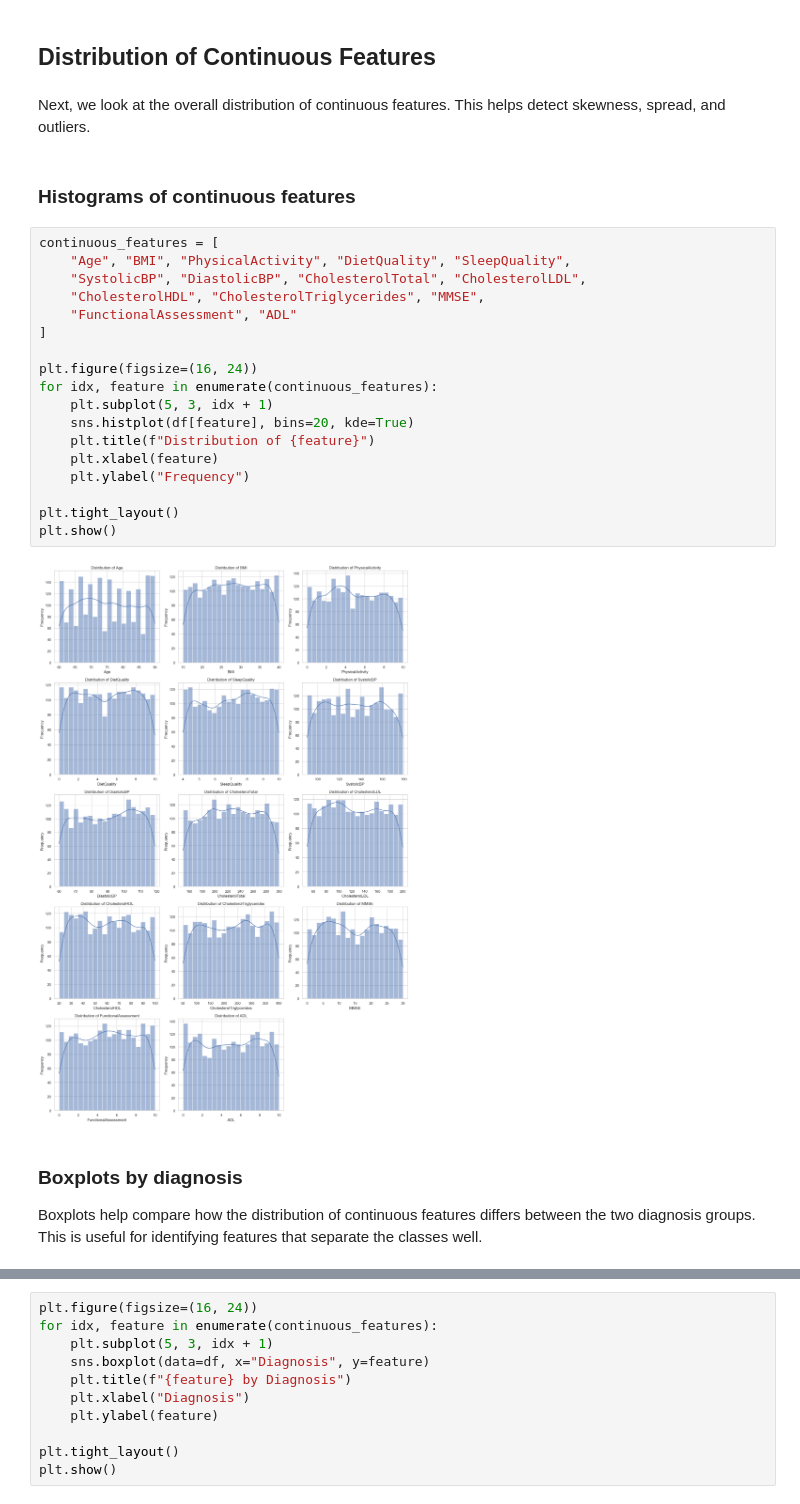
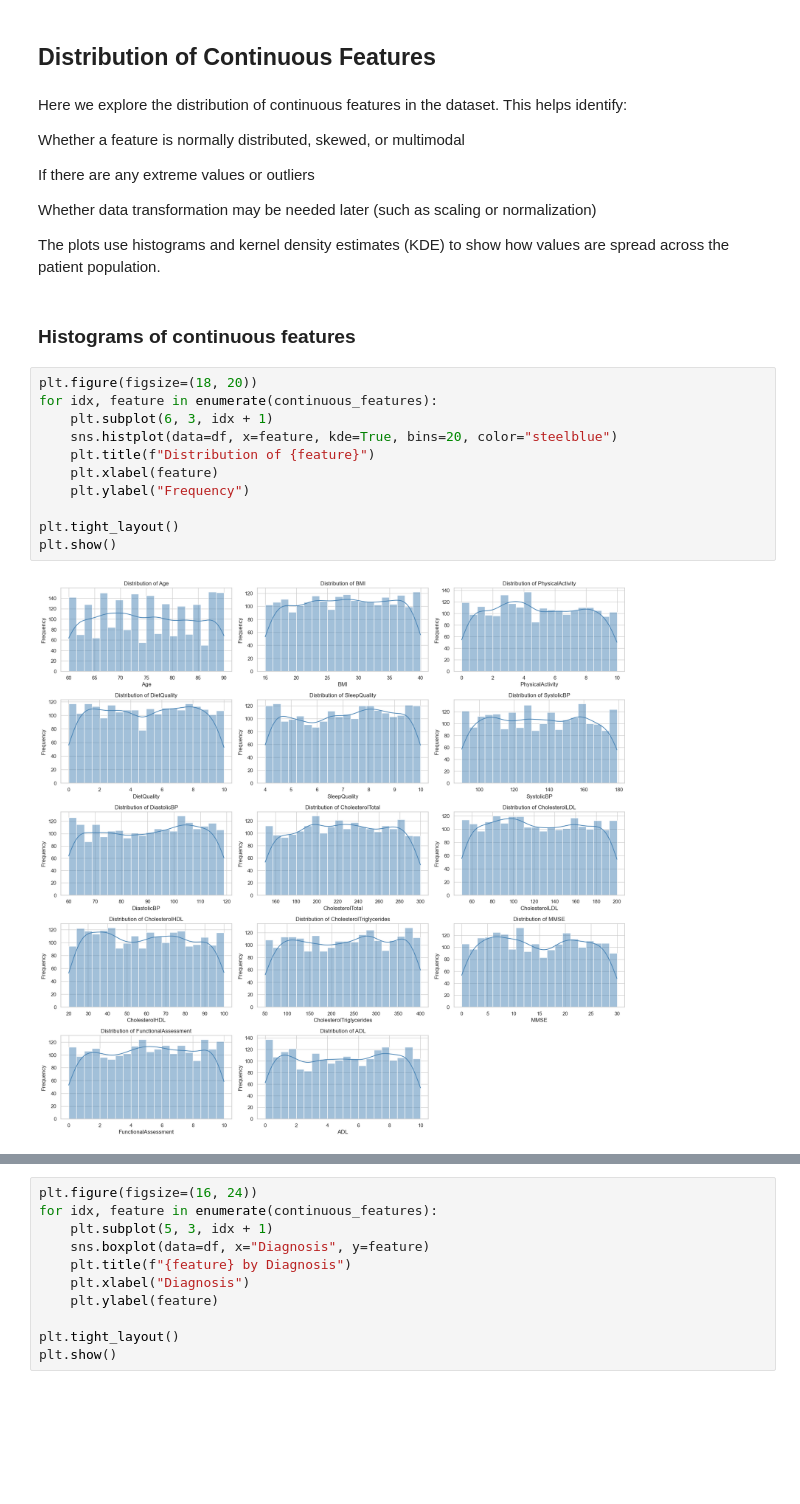
Before and after one commit to FeliciaFavrholdt/BI_EXAM, a Jupyter notebook: Analysis/notebooks/03_Exploratory_Data_Analysis.ipynb, the cells around one changed output, grey strips where cells are left out. Drawn from its saved outputs; the diff is of its cells as text; blank space fills up the shorter version.

```diff
--- a/Analysis/notebooks/03_Exploratory_Data_Analysis.ipynb
+++ b/Analysis/notebooks/03_Exploratory_Data_Analysis.ipynb
@@ -180,30 +234,28 @@ plt.show()
 ------------------------
 # %% [markdown]
 ## Distribution of Continuous Features
-# %% [markdown]
-Next, we look at the overall distribution of continuous features. This helps detect skewness, spread, and outliers.
+# %% [markdown]
+Here we explore the distribution of continuous features in the dataset. This helps identify:
+
+Whether a feature is normally distributed, skewed, or multimodal
+
+If there are any extreme values or outliers
+
+Whether data transformation may be needed later (such as scaling or normalization)
+
+The plots use histograms and kernel density estimates (KDE) to show how values are spread across the patient population.
 # %% [markdown]
 ### Histograms of continuous features
-# %%
-continuous_features = [
-    "Age", "BMI", "PhysicalActivity", "DietQuality", "SleepQuality",
-    "SystolicBP", "DiastolicBP", "CholesterolTotal", "CholesterolLDL",
-    "CholesterolHDL", "CholesterolTriglycerides", "MMSE",
-    "FunctionalAssessment", "ADL"
-]
-
-plt.figure(figsize=(16, 24))
-for idx, feature in enumerate(continuous_features):
-    plt.subplot(5, 3, idx + 1)
-    sns.histplot(df[feature], bins=20, kde=True)
-    plt.title(f"Distribution of {feature}")
-    plt.xlabel(feature)
-    plt.ylabel("Frequency")
-
-plt.tight_layout()
-plt.show()
-# %% [output]
-[figure, removed]
-# %% [markdown]
-### Boxplots by diagnosis
-Boxplots help compare how the distribution of continuous features differs between the two diagnosis groups. This is useful for identifying features that separate the classes well.
+# %%
+plt.figure(figsize=(18, 20))
+for idx, feature in enumerate(continuous_features):
+    plt.subplot(6, 3, idx + 1)
+    sns.histplot(data=df, x=feature, kde=True, bins=20, color="steelblue")
+    plt.title(f"Distribution of {feature}")
+    plt.xlabel(feature)
+    plt.ylabel("Frequency")
+
+plt.tight_layout()
+plt.show()
+# %% [output]
+[figure, added]
```
Also changed, not shown: parts of 18 cells of this notebook.
